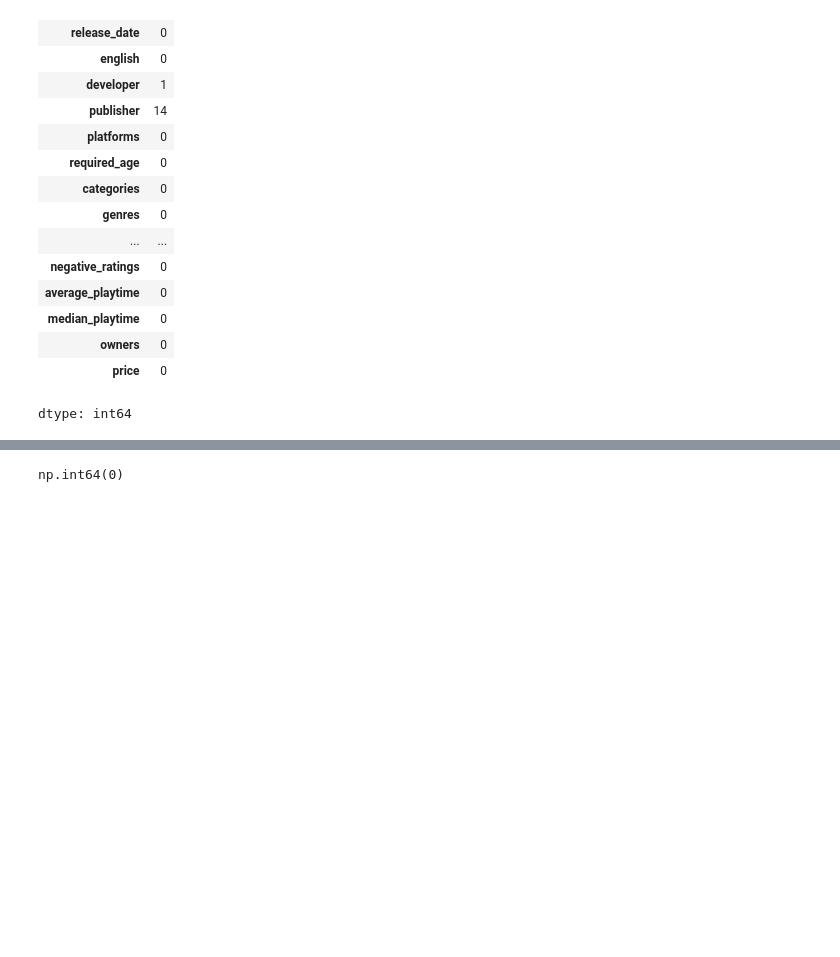
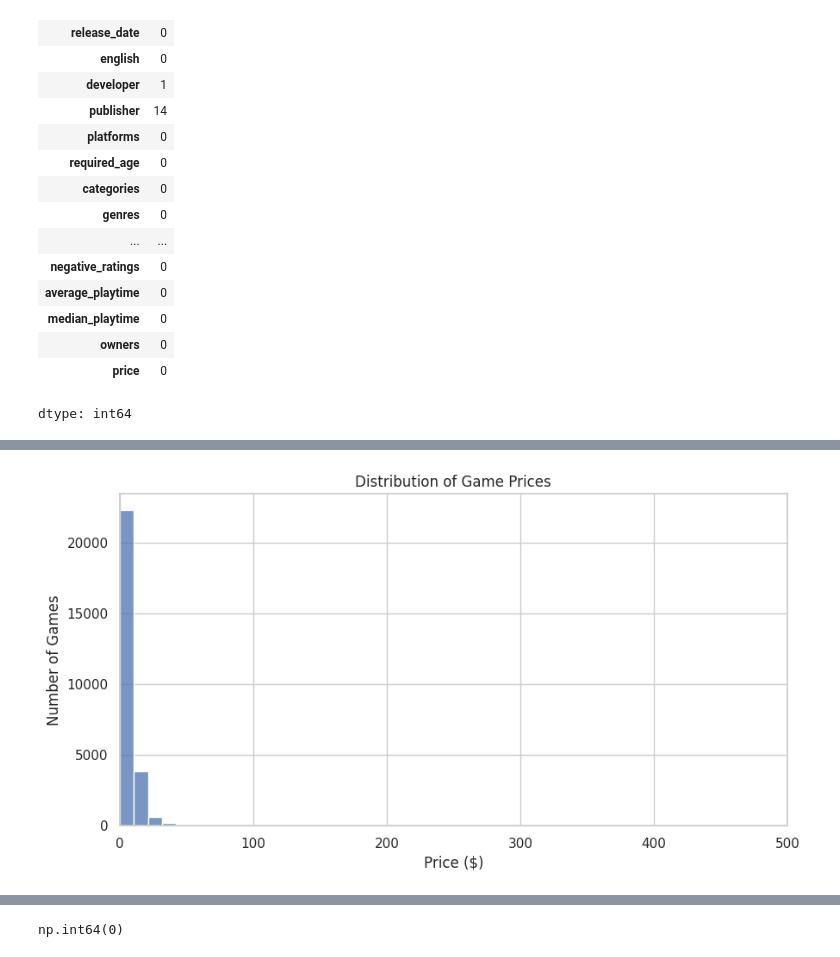
Before and after one commit to philippwaleria1-blip/steam-ml-project, a Jupyter notebook: ml_steam.ipynb, the cells around one changed output, grey strips where cells are left out. Saved outputs shown, nothing was run; the diff lists cells and outputs as text; code cells hidden in the pictures; blank space fills up the shorter version.

```diff
--- a/ml_steam.ipynb
+++ b/ml_steam.ipynb
@@ -163,0 +145,10 @@ df["publisher"] = df["publisher"].fillna("Unknown")
+# %%
+plt.figure(figsize=(10,5))
+sns.histplot(df["price"], bins=40)
+plt.title("Distribution of Game Prices")
+plt.xlabel("Price ($)")
+plt.ylabel("Number of Games")
+plt.xlim(0, 500)
+plt.show()
+# %% [output]
+[figure, added]
```
Also changed, not shown: parts of 12 cells of this notebook.
